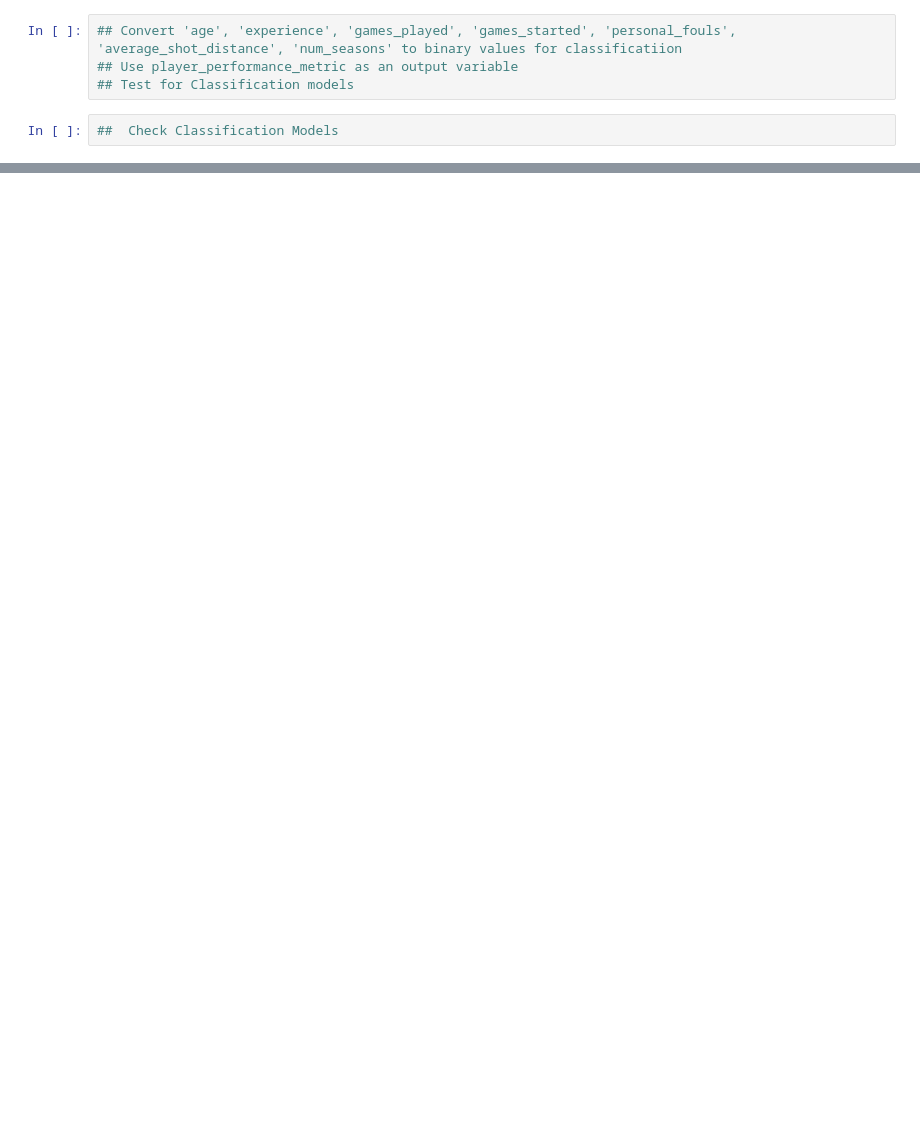
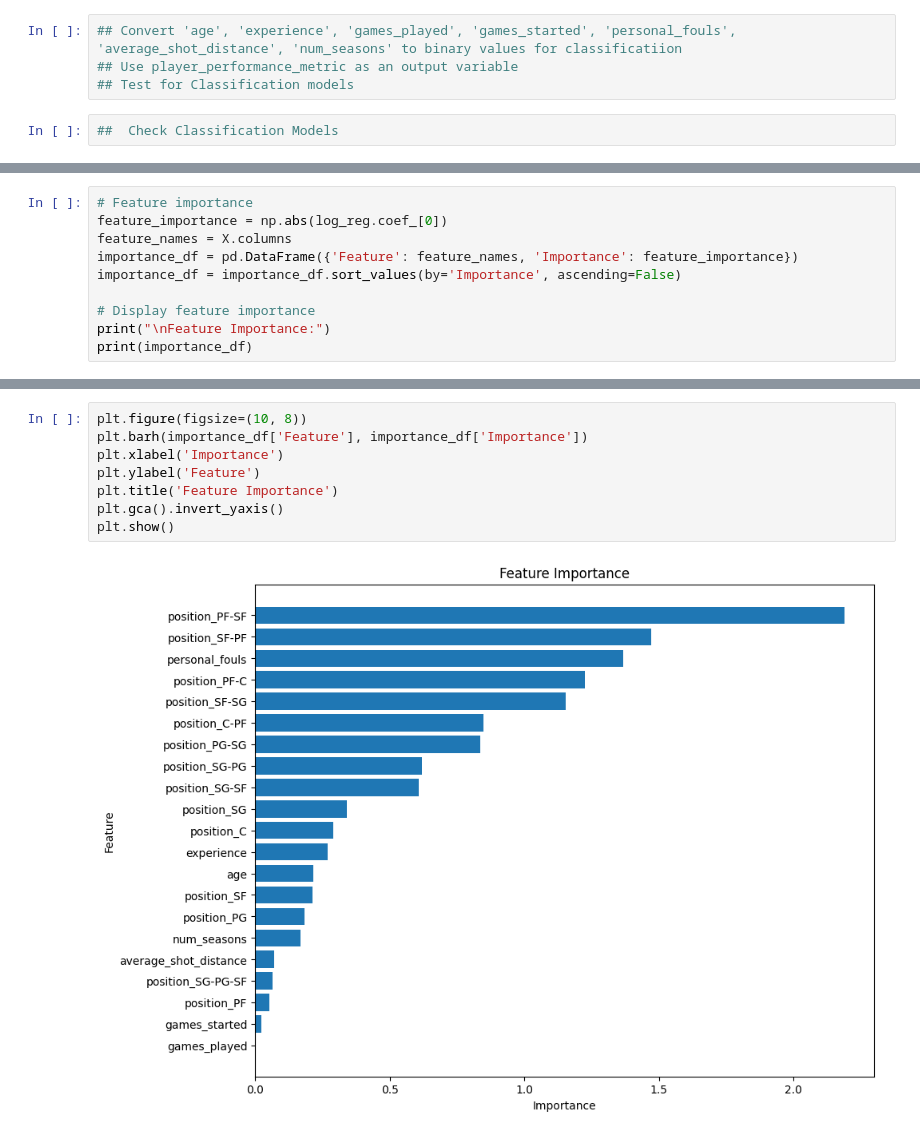
Before and after one commit to EvaW01/schulich_data_science_Xinyue-Wang, a Jupyter notebook: data_science_final_group_project.ipynb, the cells around one changed output, grey strips where cells are left out. Cells and saved outputs as stored; diff of their text form; blank space fills up the shorter version.

```diff
--- a/data_science_final_group_project.ipynb
+++ b/data_science_final_group_project.ipynb
@@ -1064,0 +1219,10 @@ Original Value: 0.0, Predicted Value: 0.137168522525636
+# %%
+# Feature importance
+feature_importance = np.abs(log_reg.coef_[0])
+feature_names = X.columns
+importance_df = pd.DataFrame({'Feature': feature_names, 'Importance': feature_importance})
+importance_df = importance_df.sort_values(by='Importance', ascending=False)
+
+# Display feature importance
+print("\nFeature Importance:")
+print(importance_df)
@@ -1064,0 +1247,10 @@ Original Value: 0.0, Predicted Value: 0.137168522525636
+# %%
+plt.figure(figsize=(10, 8))
+plt.barh(importance_df['Feature'], importance_df['Importance'])
+plt.xlabel('Importance')
+plt.ylabel('Feature')
+plt.title('Feature Importance')
+plt.gca().invert_yaxis()
+plt.show()
+# %% [output]
+[figure, added]
```
Also changed, not shown: parts of 56 cells of this notebook, 1 other file.
